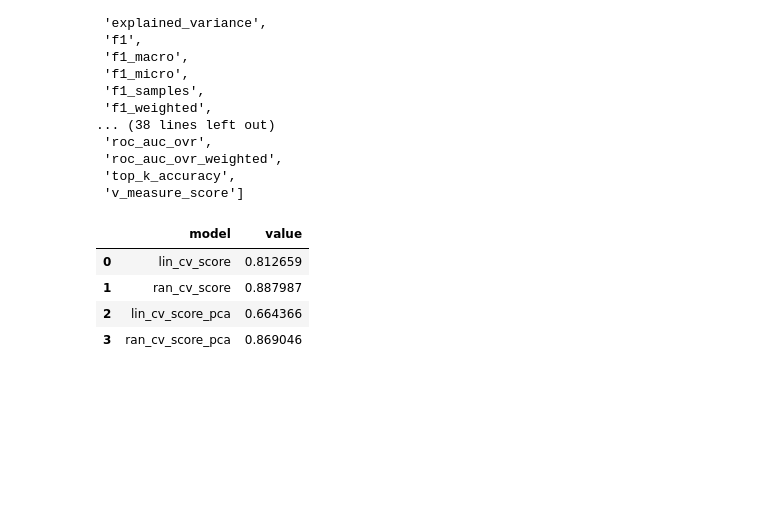
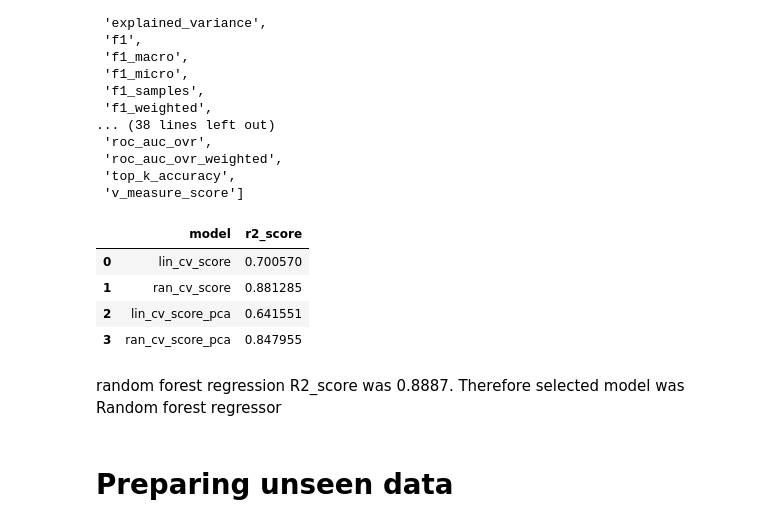
Before and after one commit to akshaypatil7015/Car-Price-Prediction, a Jupyter notebook: used-car-price-prediction-main.ipynb, the cells around one changed output. Drawn from its saved outputs; the diff is of its cells as text; code cells hidden in the pictures; blank space fills up the shorter version.

```diff
--- a/used-car-price-prediction-main.ipynb
+++ b/used-car-price-prediction-main.ipynb
@@ -194,0 +214,15 @@ Length: 248, dtype: int64
+# %%
+# created dict for maping company and models
+
+company_name_list=company_model_names['company'].tolist()
+company_label_list=company_model_names['c_name'].tolist()
+
+model_name_list=company_model_names['model'].tolist()
+model_label_list=company_model_names['m_name'].tolist()
+
+
+company_dict=dict(zip(company_name_list, company_label_list))
+model_dict=dict(zip(model_name_list, model_label_list))
+
+df['company']=df['company'].map(company_dict)
+df['model']=df['model'].map(model_dict)
@@ -195,7 +238,7 @@ Length: 248, dtype: int64
 # %% [markdown]
 ## PCA
 # %%
-X=df.drop('Price', axis=1)
-y=df[['Price']]
+X=df.drop('price', axis=1)
+y=df[['price']]
 print(X.shape, y.shape)
 # %% [output]
@@ -209,6 +252,6 @@ from sklearn.decomposition import PCA
 pca = PCA(n_components=5, random_state=21)
 X_pca = pca.fit_transform(X_standardized)
 X_pca_df=pd.DataFrame(X_pca)
-X_pca_df.rename(columns={0:'PCA_1', 1: 'PCA_2', 2: 'PCA_3', 3: 'PCA_4', 4: 'PCA_5'}, inplace=True)
+X_pca_df.rename(columns={0:'pca_1', 1: 'pca_2', 2: 'pca_3', 3: 'pca_4', 4: 'pca_5'}, inplace=True)
 X_pca_df
 # %% [output]
@@ -318,13 +361,15 @@ lin_cv_score_pca = cross_val_score(lin_mod_pca, X_train_pca, y_train_pca, cv=7,
 ran_cv_score_pca = cross_val_score(ran_mod_pca, X_train_pca, y_train_pca, cv=7, scoring='r2')
 # %%
 data={'model':['lin_cv_score', 'ran_cv_score', 'lin_cv_score_pca', 'ran_cv_score_pca'],
-      'value':[lin_cv_score.mean(), ran_cv_score.mean(), lin_cv_score_pca.mean(),ran_cv_score_pca.mean()]}
+      'r2_score':[lin_cv_score.mean(), ran_cv_score.mean(), lin_cv_score_pca.mean(),ran_cv_score_pca.mean()]}
 # %%
-df_cv=pd.DataFrame(data)
-df_cv
+df_cross_val=pd.DataFrame(data)
+df_cross_val
 # %% [output]
-|  | model | value |
-| 0 | lin_cv_score | 0.812659 |
-| 1 | ran_cv_score | 0.887987 |
-| 2 | lin_cv_score_pca | 0.664366 |
-| 3 | ran_cv_score_pca | 0.869046 |
+|  | model | r2_score |
+| 0 | lin_cv_score | 0.700570 |
+| 1 | ran_cv_score | 0.881285 |
+| 2 | lin_cv_score_pca | 0.641551 |
+| 3 | ran_cv_score_pca | 0.847955 |
+# %% [markdown]
+random forest regression R2_score was 0.8887. Therefore selected model was Random forest regressor
@@ -330,0 +379,2 @@ df_cv
+# %% [markdown]
+# Preparing unseen data
```
Also changed, not shown: parts of 38 cells of this notebook.
